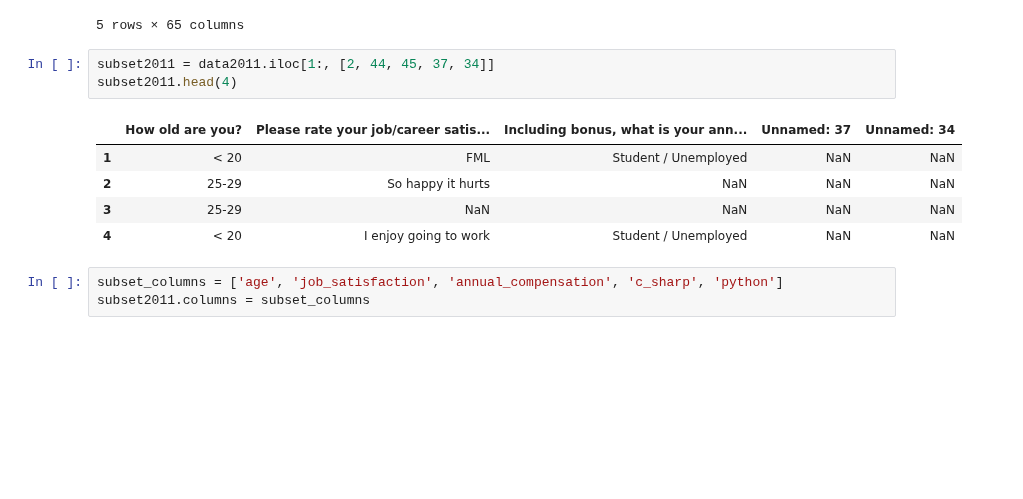
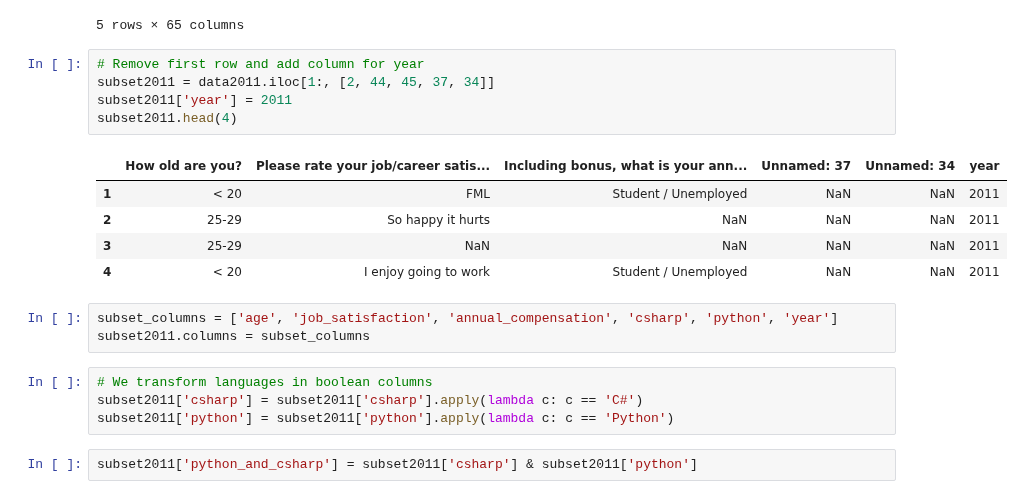
Before and after one commit to huli/the-transparent-coder, a Jupyter notebook: overview.ipynb, the cells around one changed output. Saved outputs shown, nothing was run; the diff lists cells and outputs as text; blank space fills up the shorter version.

```diff
--- a/overview.ipynb
+++ b/overview.ipynb
@@ -499,17 +499,25 @@ data2011.head()
 | 4 | Germany | NaN | < 20 | 41310 | ... |
 5 rows × 65 columns
 # %%
+# Remove first row and add column for year
 subset2011 = data2011.iloc[1:, [2, 44, 45, 37, 34]]
+subset2011['year'] = 2011
 subset2011.head(4)
 # %% [output]
-|  | How old are you? | Please rate your job/career satis... | Including bonus, what is your ann... | Unnamed: 37 | Unnamed: 34 |
-| 1 | < 20 | FML | Student / Unemployed | NaN | NaN |
-| 2 | 25-29 | So happy it hurts | NaN | NaN | NaN |
-| 3 | 25-29 | NaN | NaN | NaN | NaN |
-| 4 | < 20 | I enjoy going to work | Student / Unemployed | NaN | NaN |
+|  | How old are you? | Please rate your job/career satis... | Including bonus, what is your ann... | Unnamed: 37 | Unnamed: 34 | year |
+| 1 | < 20 | FML | Student / Unemployed | NaN | NaN | 2011 |
+| 2 | 25-29 | So happy it hurts | NaN | NaN | NaN | 2011 |
+| 3 | 25-29 | NaN | NaN | NaN | NaN | 2011 |
+| 4 | < 20 | I enjoy going to work | Student / Unemployed | NaN | NaN | 2011 |
 # %%
-subset_columns = ['age', 'job_satisfaction', 'annual_compensation', 'c_sharp', 'python']
+subset_columns = ['age', 'job_satisfaction', 'annual_compensation', 'csharp', 'python', 'year']
 subset2011.columns = subset_columns
+# %%
+# We transform languages in boolean columns
+subset2011['csharp'] = subset2011['csharp'].apply(lambda c: c == 'C#')
+subset2011['python'] = subset2011['python'].apply(lambda c: c == 'Python')
+# %%
+subset2011['python_and_csharp'] = subset2011['csharp'] & subset2011['python']
 # %%
 subset2011.head(10)
 # %% [output]
```
Also changed, not shown: parts of 9 cells of this notebook.
